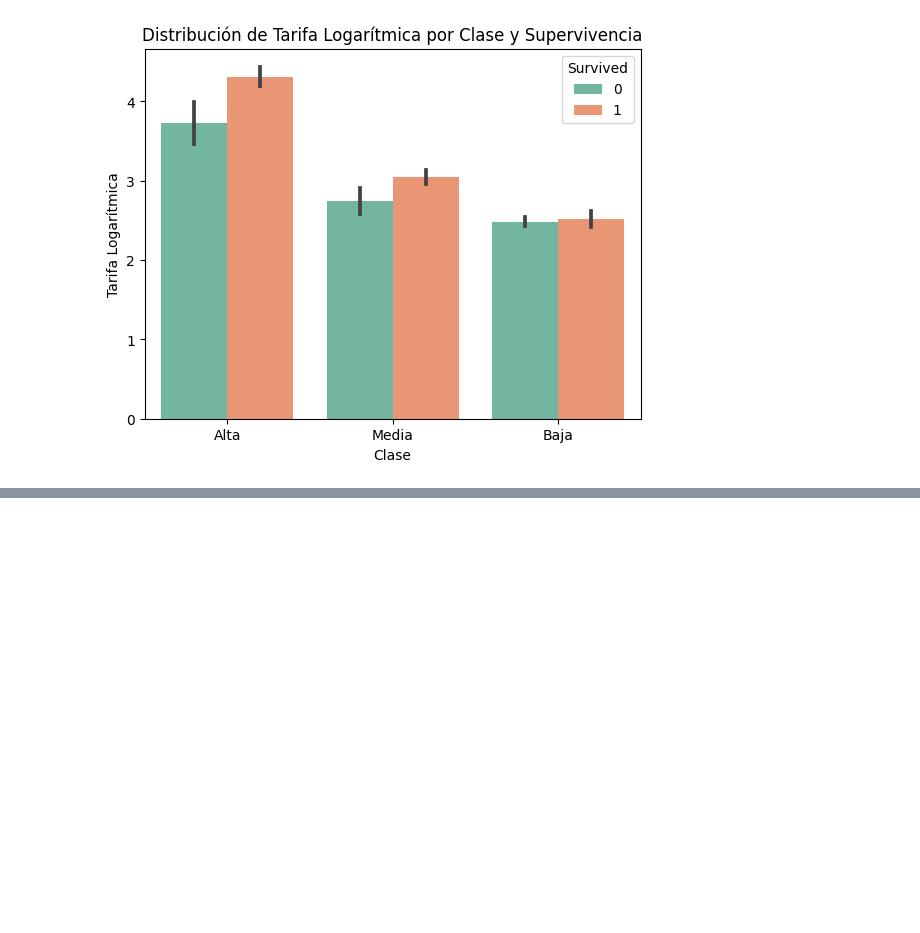
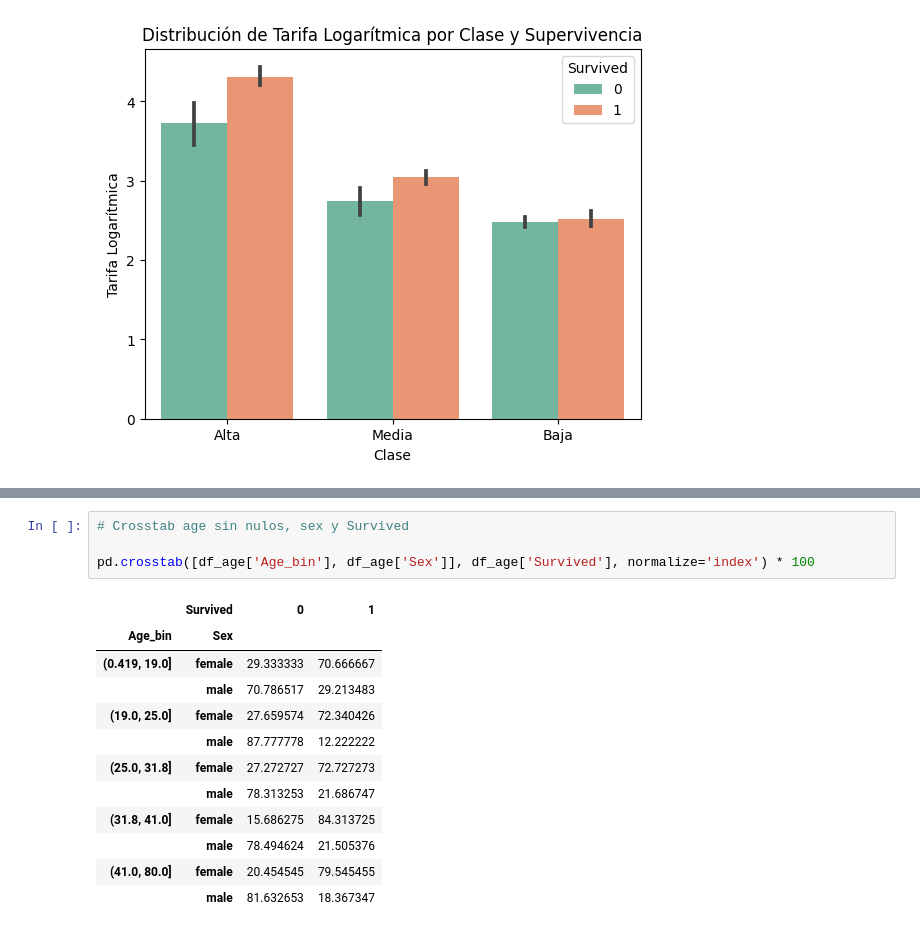
Before and after one commit to urcuninna/titanic_project, a Jupyter notebook: nootebooks/01_data_exploration.ipynb, the cells around one changed output, grey strips where cells are left out. Drawn from its saved outputs; the diff is of its cells as text; blank space fills up the shorter version.

```diff
--- a/nootebooks/01_data_exploration.ipynb
+++ b/nootebooks/01_data_exploration.ipynb
@@ -1106,0 +1121,17 @@ plt.show()
+# %%
+# Crosstab age sin nulos, sex y Survived
+
+pd.crosstab([df_age['Age_bin'], df_age['Sex']], df_age['Survived'], normalize='index') * 100
+# %% [output]
+|  | Survived | 0 | 1 |
+| Age_bin | Sex |  |  |
+| (0.419, 19.0] | female | 29.333333 | 70.666667 |
+|  | male | 70.786517 | 29.213483 |
+| (19.0, 25.0] | female | 27.659574 | 72.340426 |
+|  | male | 87.777778 | 12.222222 |
+| (25.0, 31.8] | female | 27.272727 | 72.727273 |
+|  | male | 78.313253 | 21.686747 |
+| (31.8, 41.0] | female | 15.686275 | 84.313725 |
+|  | male | 78.494624 | 21.505376 |
+| (41.0, 80.0] | female | 20.454545 | 79.545455 |
+|  | male | 81.632653 | 18.367347 |
```
Also changed, not shown: parts of 18 cells of this notebook.
